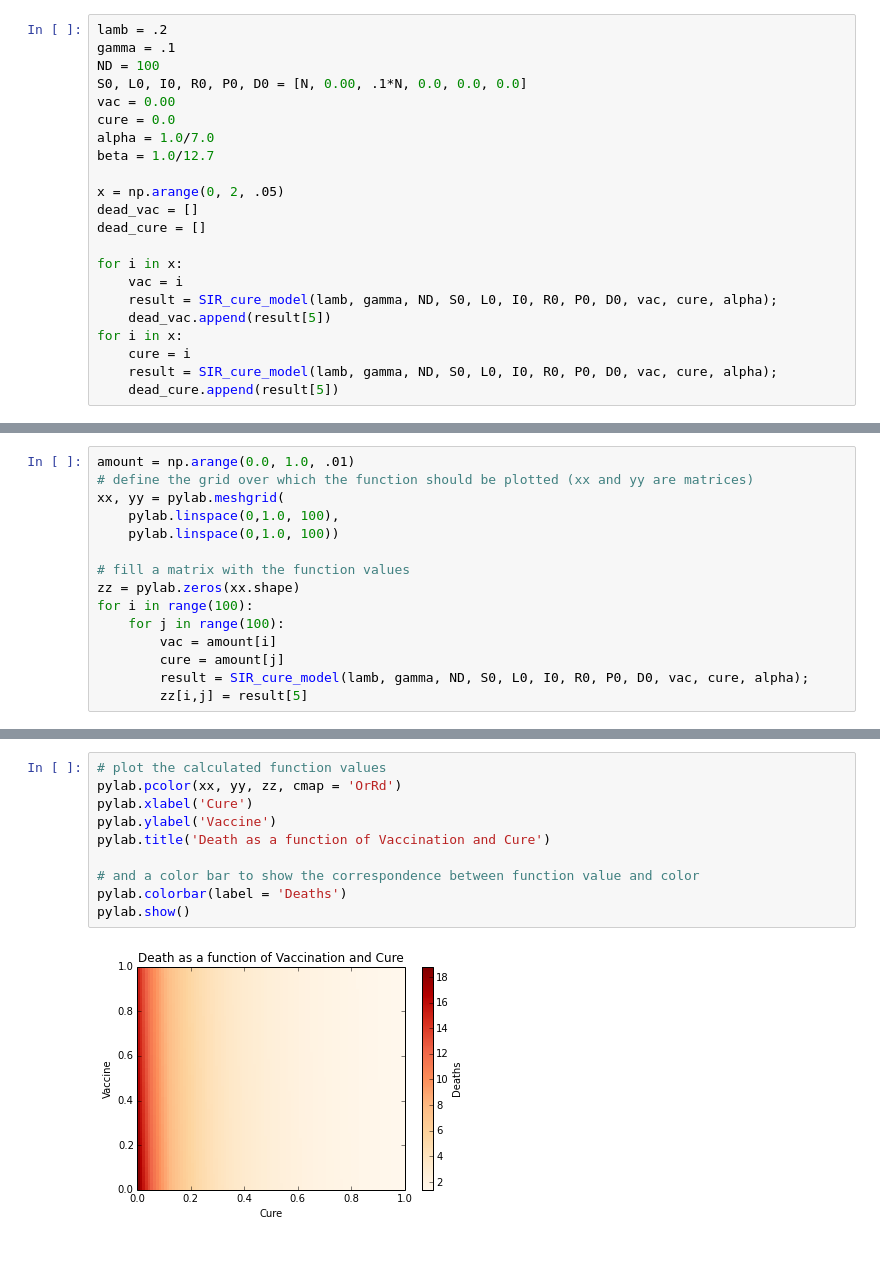
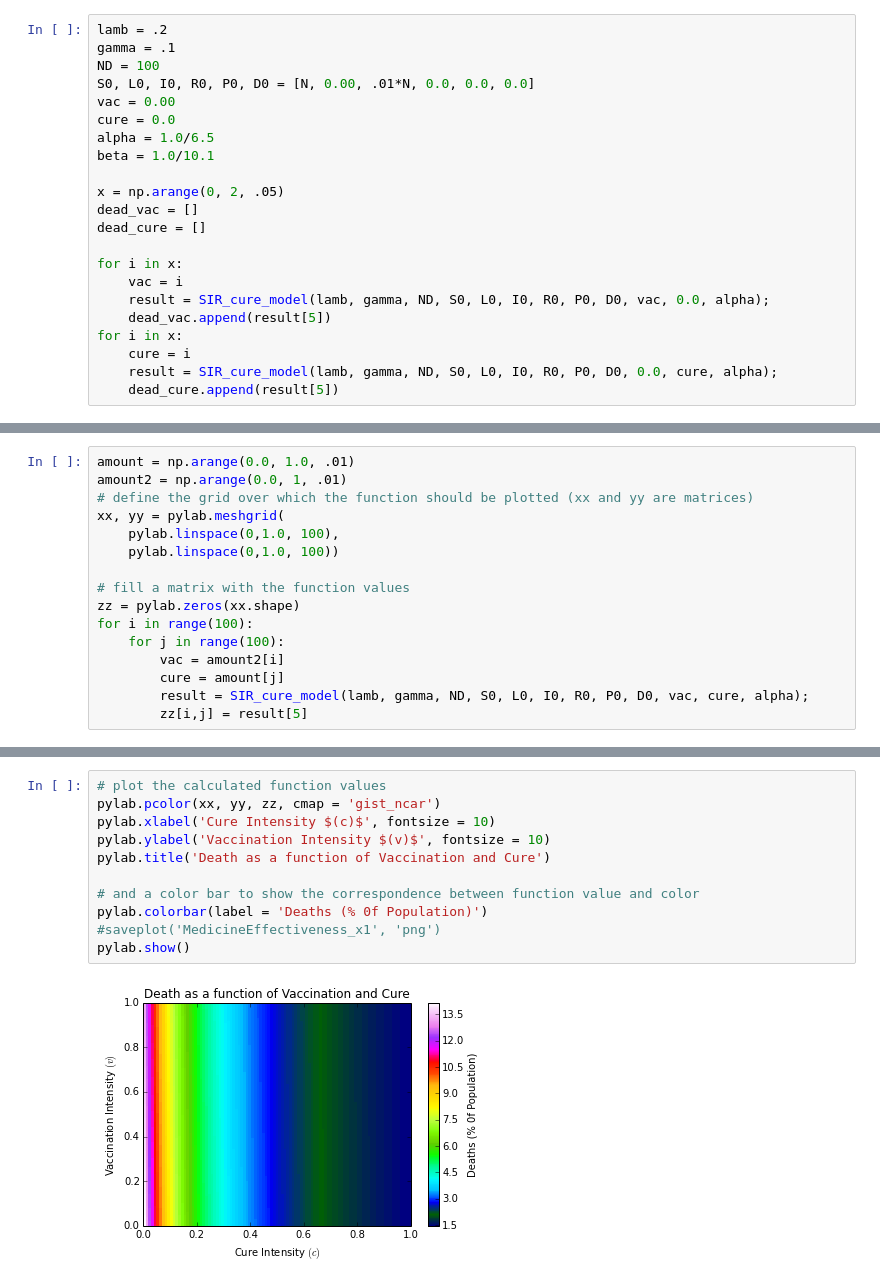
Before and after one commit to abardess/PHYS202-S14, a Jupyter notebook: MCM2015.ipynb, the cells around one changed output, grey strips where cells are left out. Drawn from its saved outputs; the diff is of its cells as text; blank space fills up the shorter version.

```diff
--- a/MCM2015.ipynb
+++ b/MCM2015.ipynb
@@ -49,11 +191,11 @@ def SIR_cure_model(lamb, gamma, ND, S0, L0, I0, R0, P0, D0, vac, cure, alpha):
 lamb = .2
 gamma = .1
 ND = 100
-S0, L0, I0, R0, P0, D0 = [N, 0.00, .1*N, 0.0, 0.0, 0.0]
+S0, L0, I0, R0, P0, D0 = [N, 0.00, .01*N, 0.0, 0.0, 0.0]
 vac = 0.00
 cure = 0.0
-alpha = 1.0/7.0
-beta = 1.0/12.7
+alpha = 1.0/6.5
+beta = 1.0/10.1
 
 x = np.arange(0, 2, .05)
 dead_vac = []
@@ -61,11 +203,11 @@ dead_cure = []
 
 for i in x:
     vac = i
-    result = SIR_cure_model(lamb, gamma, ND, S0, L0, I0, R0, P0, D0, vac, cure, alpha);
+    result = SIR_cure_model(lamb, gamma, ND, S0, L0, I0, R0, P0, D0, vac, 0.0, alpha);
     dead_vac.append(result[5])
 for i in x:
     cure = i
-    result = SIR_cure_model(lamb, gamma, ND, S0, L0, I0, R0, P0, D0, vac, cure, alpha);
+    result = SIR_cure_model(lamb, gamma, ND, S0, L0, I0, R0, P0, D0, 0.0, cure, alpha);
     dead_cure.append(result[5])
 # %%
 plt.plot(x, dead_vac, '--b', label = 'Vaccine Alone')
@@ -81,5 +225,6 @@ plt.show()
 # %%
 amount = np.arange(0.0, 1.0, .01)
+amount2 = np.arange(0.0, 1, .01)
 # define the grid over which the function should be plotted (xx and yy are matrices)
 xx, yy = pylab.meshgrid(
     pylab.linspace(0,1.0, 100),
@@ -89,7 +234,7 @@ xx, yy = pylab.meshgrid(
 zz = pylab.zeros(xx.shape)
 for i in range(100):
     for j in range(100):
-        vac = amount[i]
+        vac = amount2[i]
         cure = amount[j]
         result = SIR_cure_model(lamb, gamma, ND, S0, L0, I0, R0, P0, D0, vac, cure, alpha);
         zz[i,j] = result[5]
@@ -96,12 +245,13 @@ for i in range(100):
 # %%
 # plot the calculated function values
-pylab.pcolor(xx, yy, zz, cmap = 'OrRd')
-pylab.xlabel('Cure')
-pylab.ylabel('Vaccine')
+pylab.pcolor(xx, yy, zz, cmap = 'gist_ncar')
+pylab.xlabel('Cure Intensity $(c)$', fontsize = 10)
+pylab.ylabel('Vaccination Intensity $(v)$', fontsize = 10)
 pylab.title('Death as a function of Vaccination and Cure')
 
 # and a color bar to show the correspondence between function value and color
-pylab.colorbar(label = 'Deaths')
+pylab.colorbar(label = 'Deaths (% 0f Population)')
+#saveplot('MedicineEffectiveness_x1', 'png')
 pylab.show()
 # %% [output]
-[figure, old version]
+[figure, new version]
```
Also changed, not shown: parts of 18 cells of this notebook, 1 other file.
